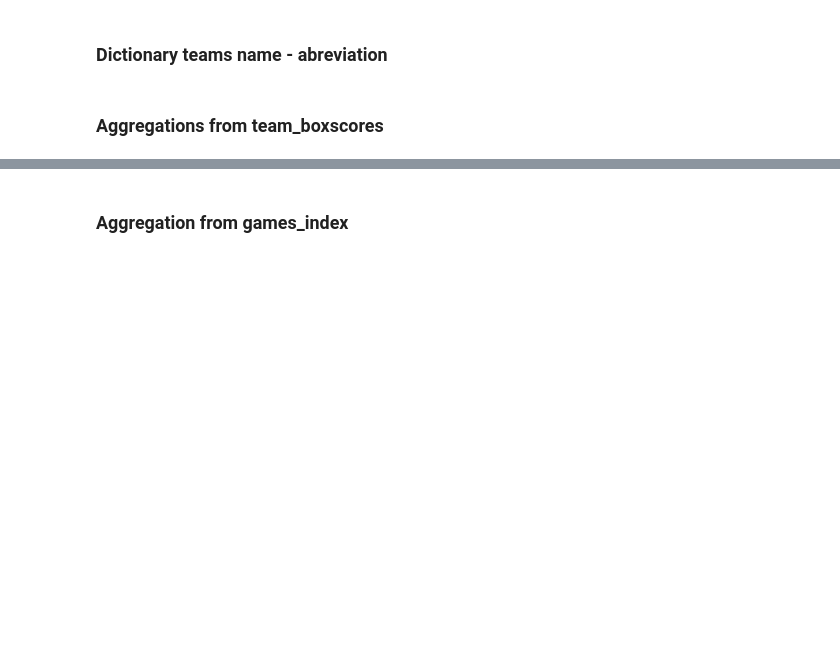
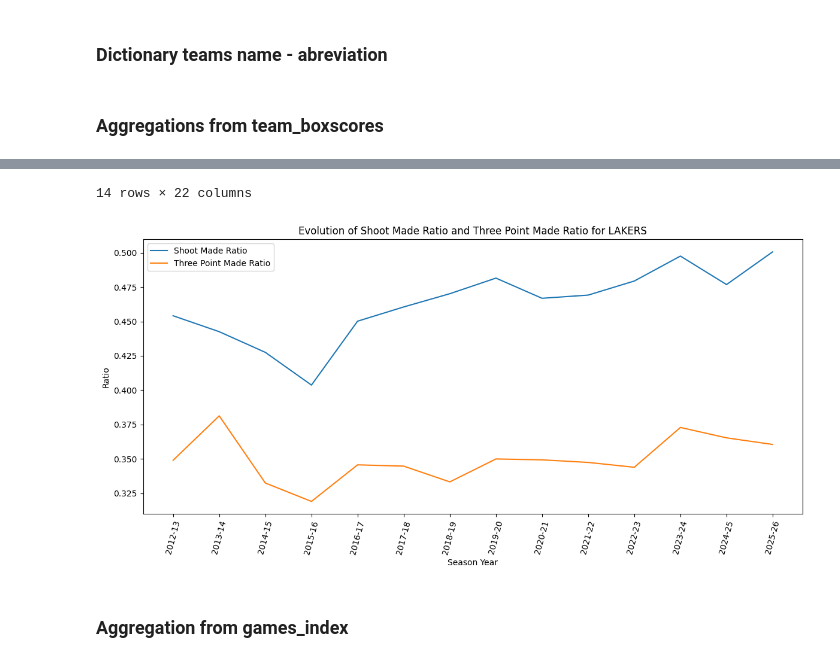
Before and after one commit to Caro-13/data_viz_NBA_Hyp_A, a Jupyter notebook: test_best_player.ipynb, the cells around one changed output, grey strips where cells are left out. Drawn from its saved outputs; the diff is of its cells as text; code cells hidden in the pictures; blank space fills up the shorter version.

```diff
--- a/test_best_player.ipynb
+++ b/test_best_player.ipynb
@@ -533,3 +524,23 @@ Aggregated Team Stats per Season:
 | 418 | 1610612766 | CHA | 2024-25 | 82 | 105.097561 | 45.195122 | 24.317073 | 7.402439 | 4.487805 | ... |
 | 419 | 1610612766 | CHA | 2025-26 | 84 | 115.833333 | 46.023810 | 26.226190 | 7.000000 | 4.535714 | ... |
 420 rows × 20 columns
+# %%
+team_agg_summary_per_season['shoot_made_ratio'] = team_agg_summary_per_season['Field Goals Made'] / team_agg_summary_per_season['Field Goals Attempted']
+team_agg_summary_per_season['three_point_made_ratio'] = team_agg_summary_per_season['Three Pointers Made'] / team_agg_summary_per_season['Three Pointers Attempted']
+team_agg_summary_per_season.head(20)
+
+display(team_agg_summary_per_season[team_agg_summary_per_season['team_abbreviation'] == 'LAL'])
+
+# plot the evolution of the shoot made ratio and three point made ratio for the LAL team over the seasons
+lal_data = team_agg_summary_per_season[team_agg_summary_per_season['team_abbreviation'] == 'LAL']
+plt.figure(figsize=(12, 6))
+plt.plot(lal_data['season_year'], lal_data['shoot_made_ratio'], label='Shoot Made Ratio')
+plt.plot(lal_data['season_year'], lal_data['three_point_made_ratio'], label='Three Point Made Ratio')
+plt.xlabel('Season Year')
+plt.ylabel('Ratio')
+plt.title('Evolution of Shoot Made Ratio and Three Point Made Ratio for LAKERS')
+plt.legend()
+plt.xticks(rotation=75)
+plt.tight_layout()
+plt.show()
+# %% [output]
@@ -536,3 +562,5 @@ Aggregated Team Stats per Season:
+14 rows × 22 columns
+[figure, added]
 # %% [markdown]
 ### Aggregation from games_index
 # %%
```
Also changed, not shown: parts of 4 cells of this notebook.
